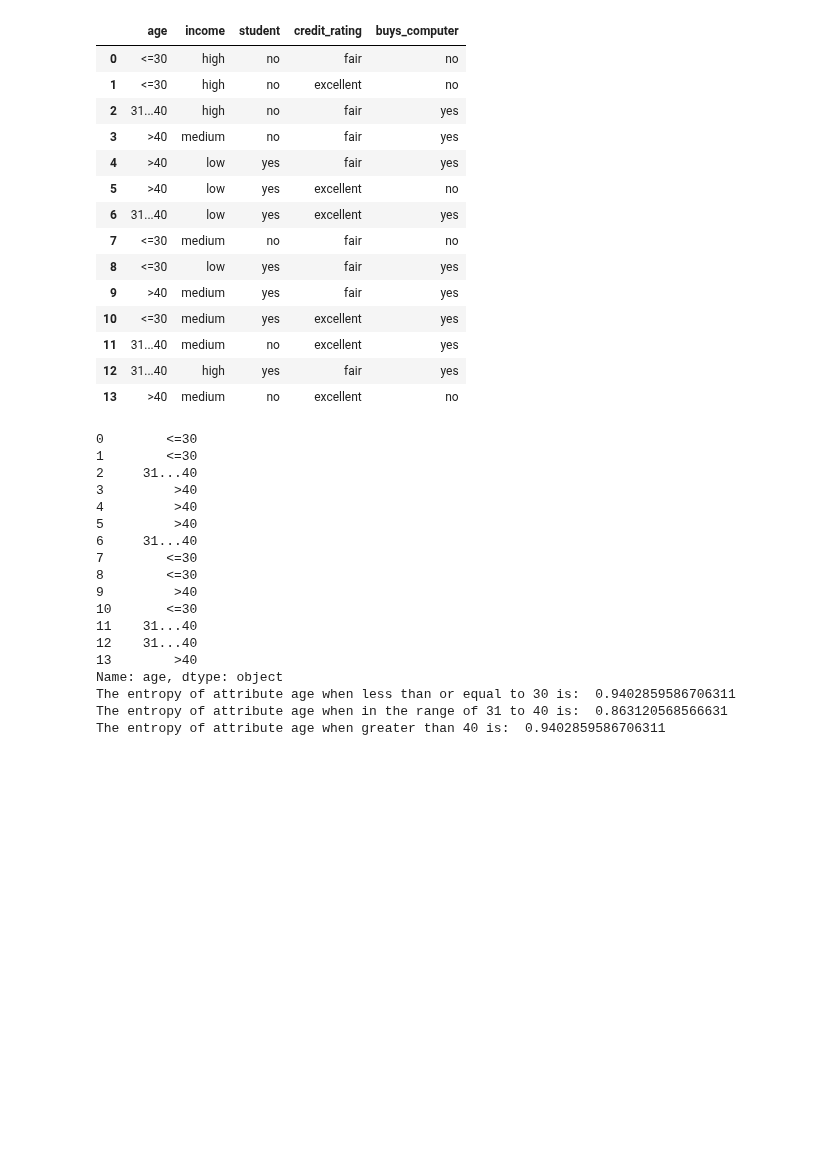
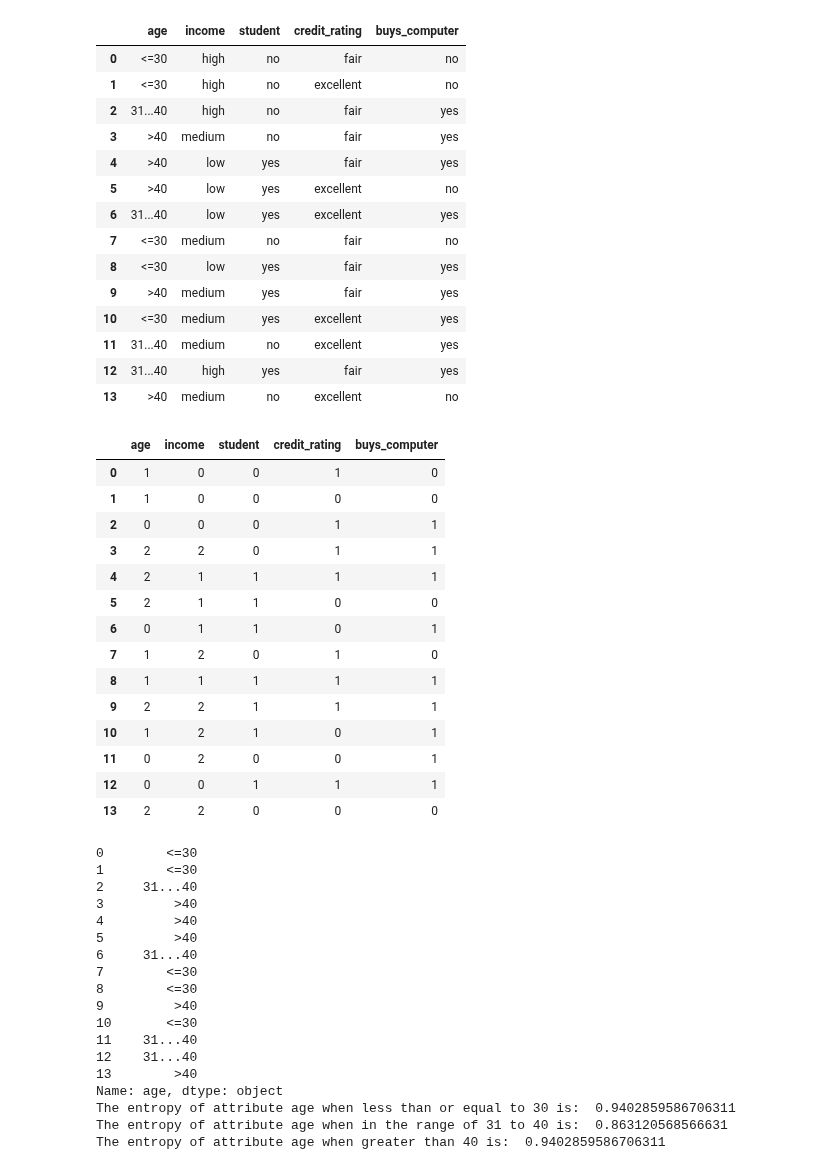
Before and after one commit to Kartik-3-programmer/Machine-Learning, a Jupyter notebook: ML_Lab 04 Codes.ipynb, the cells around one changed output. Drawn from its saved outputs; the diff is of its cells as text; code cells hidden in the pictures; blank space fills up the shorter version.

```diff
--- a/ML_Lab 04 Codes.ipynb
+++ b/ML_Lab 04 Codes.ipynb
@@ -44,6 +44,31 @@ dataframe_new
 | 11 | 31...40 | medium | no | excellent | yes |
 | 12 | 31...40 | high | yes | fair | yes |
 | 13 | >40 | medium | no | excellent | no |
+# %%
+# Converting all categorical values into numerical values
+from sklearn import preprocessing as prep
+
+label_encoder = prep.LabelEncoder()
+
+for column in dataframe_new.columns:
+    dataframe_new[column] = label_encoder.fit_transform(dataframe_new[column])
+dataframe_new
+# %% [output]
+|  | age | income | student | credit_rating | buys_computer |
+| 0 | 1 | 0 | 0 | 1 | 0 |
+| 1 | 1 | 0 | 0 | 0 | 0 |
+| 2 | 0 | 0 | 0 | 1 | 1 |
+| 3 | 2 | 2 | 0 | 1 | 1 |
+| 4 | 2 | 1 | 1 | 1 | 1 |
+| 5 | 2 | 1 | 1 | 0 | 0 |
+| 6 | 0 | 1 | 1 | 0 | 1 |
+| 7 | 1 | 2 | 0 | 1 | 0 |
+| 8 | 1 | 1 | 1 | 1 | 1 |
+| 9 | 2 | 2 | 1 | 1 | 1 |
+| 10 | 1 | 2 | 1 | 0 | 1 |
+| 11 | 0 | 2 | 0 | 0 | 1 |
+| 12 | 0 | 0 | 1 | 1 | 1 |
+| 13 | 2 | 2 | 0 | 0 | 0 |
 # %%
 # Question A1:
 # Deciding which dataset is the root node for a decision tree
```
